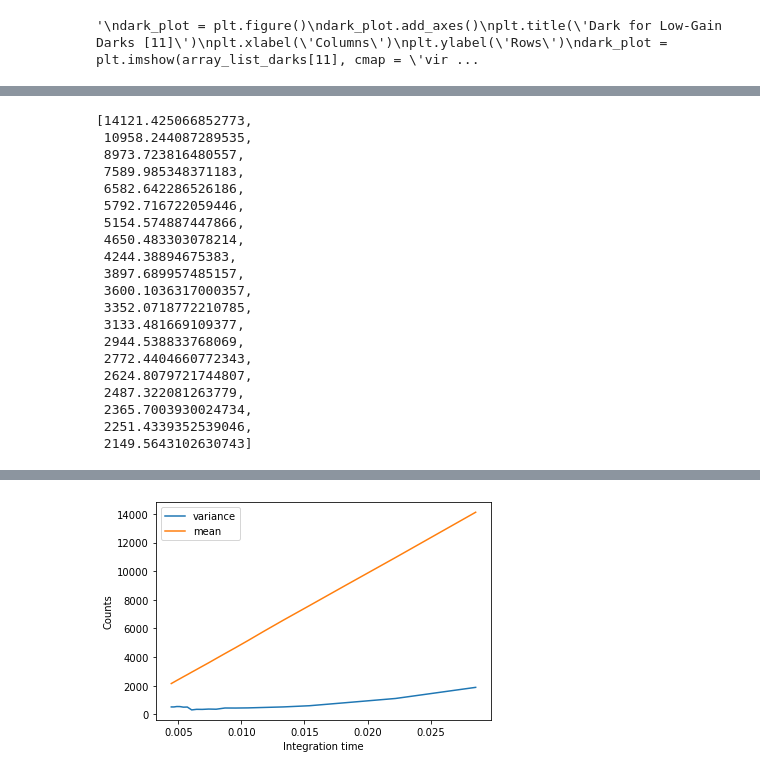
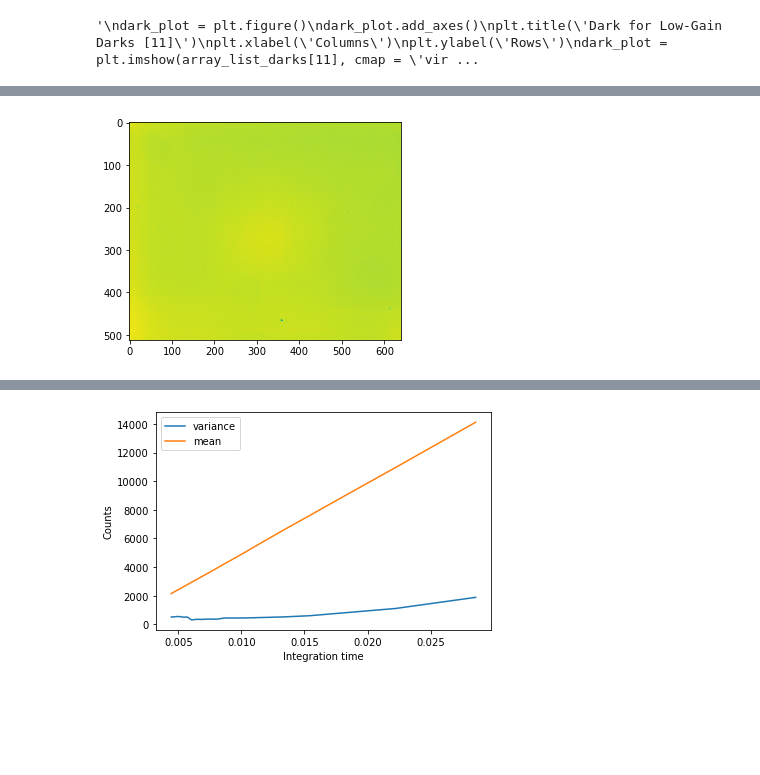
Before and after one commit to mwanakijiji/gpi2_misc, a Jupyter notebook: notebooks_for_development/CRED2_analysis_eckhart.ipynb, the cells around one changed output, grey strips where cells are left out. Saved outputs shown, nothing was run; the diff lists cells and outputs as text; code cells hidden in the pictures; blank space fills up the shorter version.

```diff
--- a/notebooks_for_development/CRED2_analysis_eckhart.ipynb
+++ b/notebooks_for_development/CRED2_analysis_eckhart.ipynb
@@ -156,6 +205,0 @@ hdul.writeto('junk_flat_3d.fits', overwrite=True)
-# %%
-# save net frame as FITS file
-
-hdu = fits.PrimaryHDU(master_flat)
-hdul = fits.HDUList([hdu])
-hdul.writeto('junk_flat.fits', overwrite=True)
@@ -236,23 +310,0 @@ for int_num in range(0,len(exp_time_array)):
-# %%
-mean_list
-# %% [output]
-[14121.425066852773,
- 10958.244087289535,
- 8973.723816480557,
- 7589.985348371183,
- 6582.642286526186,
- 5792.716722059446,
- 5154.574887447866,
- 4650.483303078214,
- 4244.38894675383,
- 3897.689957485157,
- 3600.1036317000357,
- 3352.0718772210785,
- 3133.481669109377,
- 2944.538833768069,
- 2772.4404660772343,
- 2624.8079721744807,
- 2487.322081263779,
- 2365.7003930024734,
- 2251.4339352539046,
- 2149.5643102630743]
@@ -258,0 +314,5 @@ mean_list
+# %%
+plt.imshow(np.subtract(np.array(array_list_lin)[0,:,:],np.array(array_list_lin)[1,:,:]))
+plt.show()
+# %% [output]
+[figure, added]
```
Also changed, not shown: parts of 23 cells of this notebook, 4 other files.
